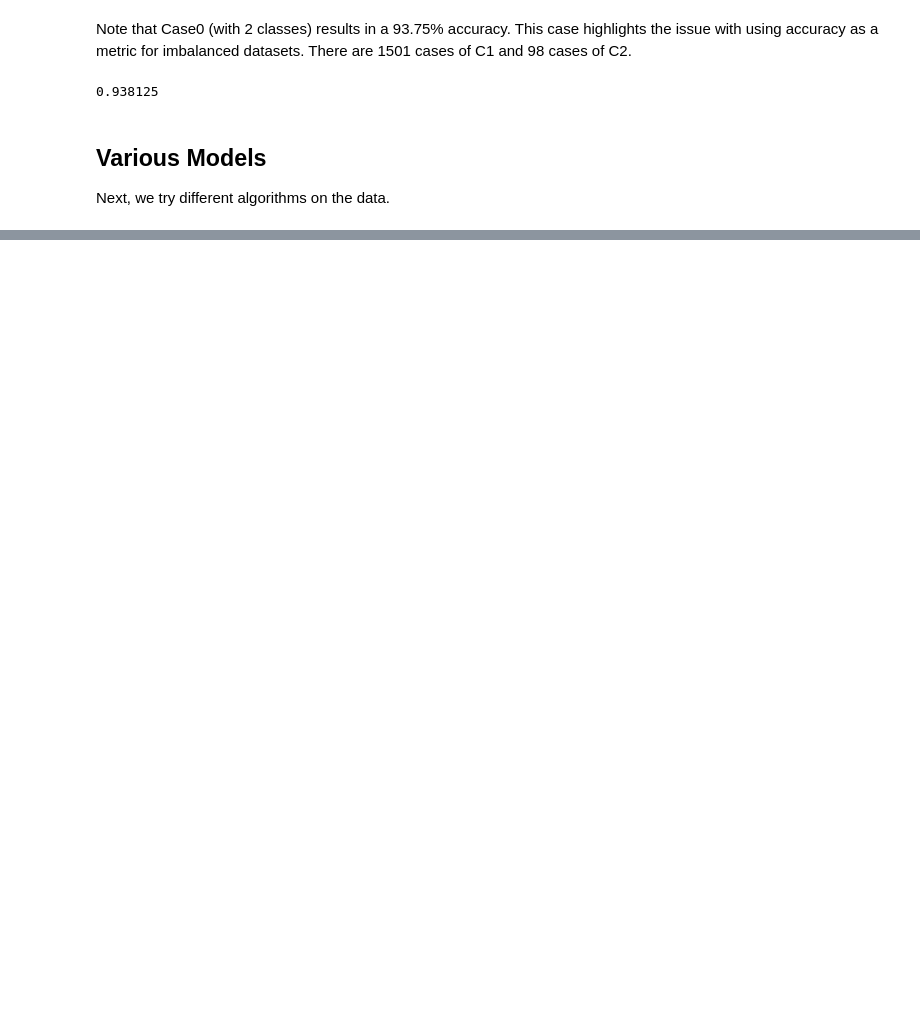
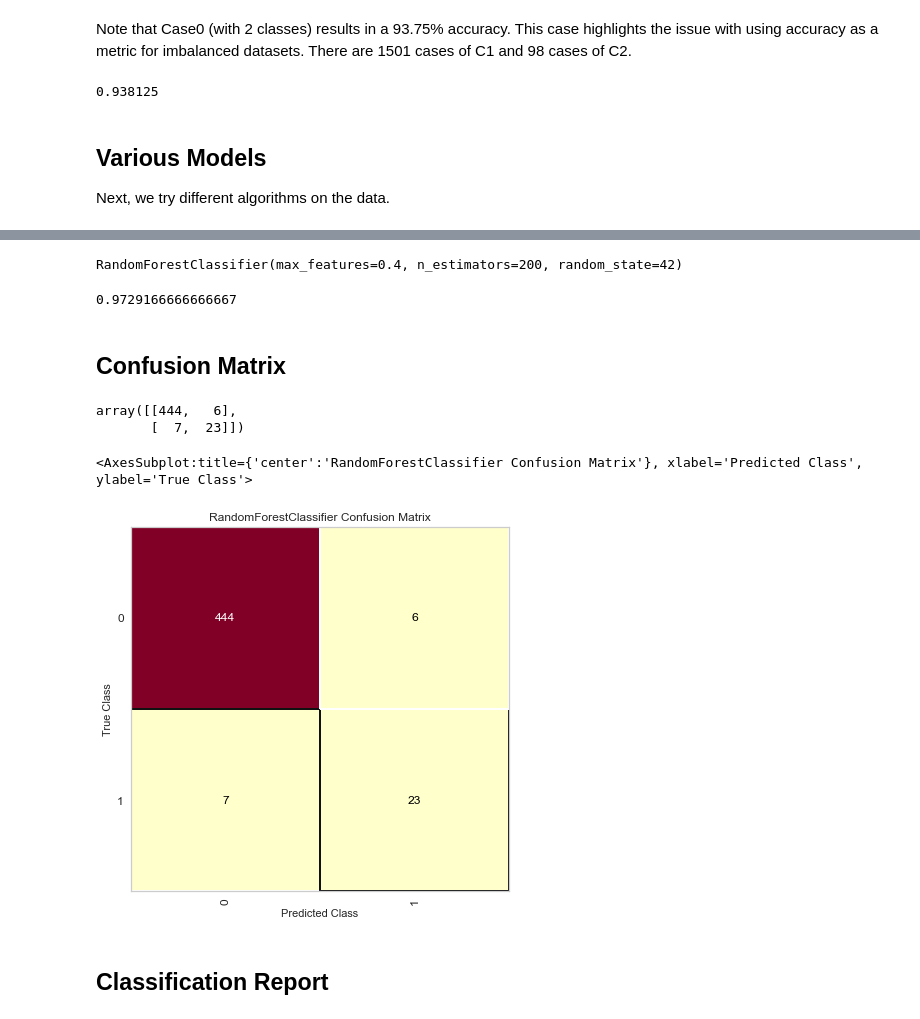
Before and after one commit to jeosol/ml_reviews, a Jupyter notebook: surrogate_models/surrogate_model.ipynb, the cells around one changed output, grey strips where cells are left out. Cells and saved outputs as stored; diff of their text form; code cells hidden in the pictures; blank space fills up the shorter version.

```diff
--- a/surrogate_models/surrogate_model.ipynb
+++ b/surrogate_models/surrogate_model.ipynb
@@ -546,0 +473,4 @@ Name: X1, Length: 1600, dtype: float64
+# %%
+rf = ensemble.RandomForestClassifier(n_estimators=100, random_state=42)
+# %%
+rf.fit(X_train, y_train)
@@ -546,0 +544,29 @@ Name: X1, Length: 1600, dtype: float64
+# %%
+rf5 = ensemble.RandomForestClassifier(**{'max_features': 0.4, 'min_samples_leaf': 1, 'n_estimators': 200, 'random_state': 42})
+# %%
+rf5.fit(X_train, y_train)
+# %% [output]
+RandomForestClassifier(max_features=0.4, n_estimators=200, random_state=42)
+# %%
+rf5.score(X_test, y_test)
+# %% [output]
+0.9729166666666667
+# %% [markdown]
+## Confusion Matrix
+# %%
+y_pred = rf5.predict(X_test)
+confusion_matrix(y_test, y_pred)
+# %% [output]
+array([[444,   6],
+       [  7,  23]])
+# %%
+mapping = {0: '0', 1: '1'}
+fig, ax = plt.subplots(figsize=(6,6))
+cm_viz = ConfusionMatrix(rf5, classes=['0', '1'], label_encoder=mapping,)
+cm_viz.score(X_test, y_test)
+cm_viz.poof()
+# %% [output]
+<AxesSubplot:title={'center':'RandomForestClassifier Confusion Matrix'}, xlabel='Predicted Class', ylabel='True Class'>
+[figure, added]
+# %% [markdown]
+## Classification Report
```
Also changed, not shown: parts of 53 cells of this notebook, 1 other file.
